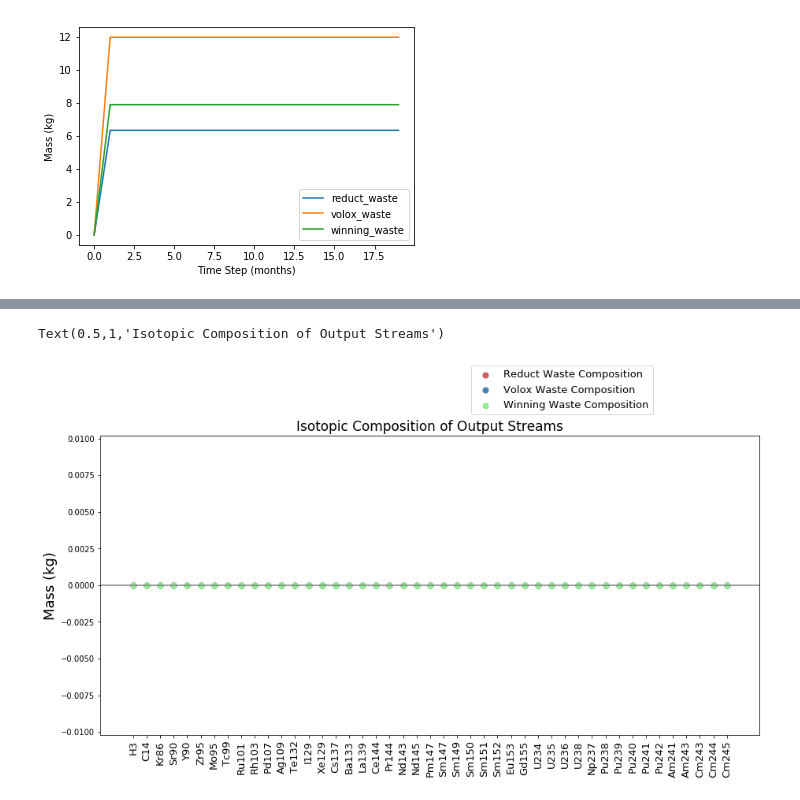
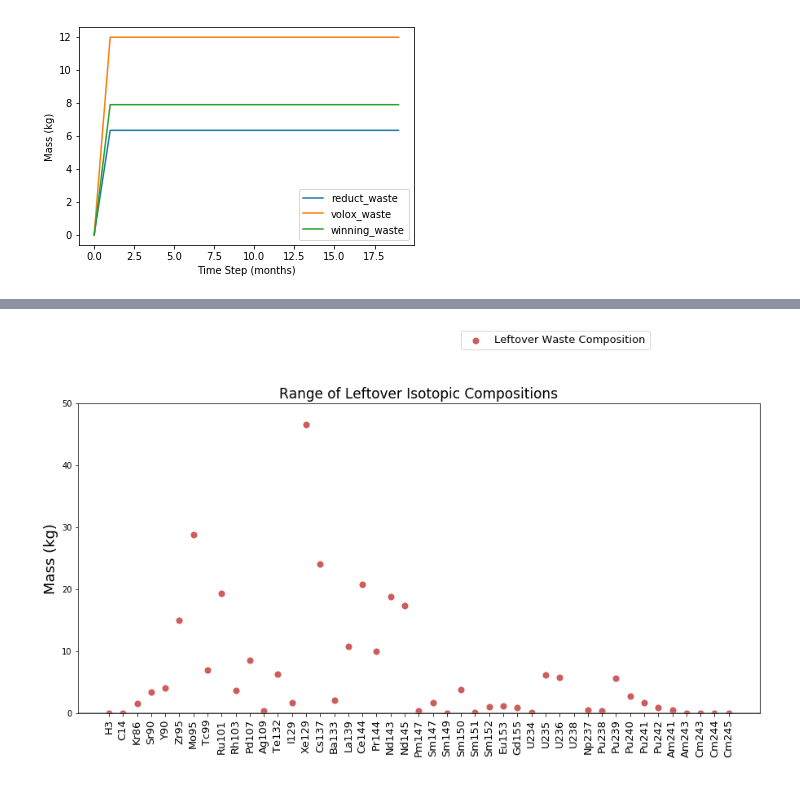
Before and after one commit to katyhuff/recycle, a Jupyter notebook: input/pyre-analysis.ipynb, the cells around one changed output, grey strips where cells are left out. Drawn from its saved outputs; the diff is of its cells as text; code cells hidden in the pictures.

```diff
--- a/input/pyre-analysis.ipynb
+++ b/input/pyre-analysis.ipynb
@@ -111,7 +111,7 @@ def stream_prod(cur):
 
     """
 
-    streamlist = ["refine_U_prod","refine_TRU_prod","leftover"]
+    streamlist = ["refine_U_prod","refine_TRU_prod"]
     prod_dict = {}
 
     init_yr, init_month, duration, timestep = an.get_timesteps(cur)
@@ -210,3 +194,15 @@ insert line break
+# %%
+dict_1 = {}
+dict_4 = {}
+dict_5 = {}
+for x in range(0,45):
+    num = nucnum[x]
+    dict_4 = isotope_total_cum(cursor_3,num,dict_1)
+
+dict_1 = {}
+for x in range(0,45):
+    num = nucnum[x]
+    dict_5 = isotope_total_cum(cursor_4,num,dict_1)
 # %%
 init_yr, init_month, duration, timestep = an.get_timesteps(cursor_1)
 key_list = list(dict_2.keys())
@@ -242,34 +238,46 @@ plt.savefig('avg-isotope-comp.png', bbox_inches="tight")
 # %%
 init_yr, init_month, duration, timestep = an.get_timesteps(cursor_1)
 key_list = list(dict_2.keys())
 y_pos = np.arange(len(key_list))
 w = 45
 h = 6
 stream_max = [[0 for x in range(w)] for y in range(h)]
 stream_min = [[0 for x in range(w)] for y in range(h)]
 stream_avg = [[0 for x in range(w)] for y in range(h)]
 
 for y in range(0, 6):
     n = 0
     for key in key_list:
         temp = list(dict_3[key])
         stream_max[y][n] = temp[y]
         n = n+1
 
+for y in range(0, 6):
+    n = 0
+    for key in key_list:
+        temp = list(dict_4[key])
+        stream_min[y][n] = temp[y]
+        n = n+1
+
+for x in range(0, 6):
+    for y in range(0,45):
+        stream_avg[x][y] = stream_min[x][y] - stream_max[x][y]
+
 #plt.scatter(range(1,46),stream_[0])
 
 fig, ax = plt.subplots(figsize=(15,7))
 plt.axhline(y=0,color='grey')
-ax.scatter(range(0,45),stream_avg[0],color = 'indianred', label='Reduct Waste Composition', marker = "o", s = 50)
-ax.scatter(range(0,45),stream_avg[3],color = 'steelblue', label='Volox Waste Composition', marker = "o", s = 50)
-ax.scatter(range(0,45),stream_avg[4],color = 'lightgreen', label='Winning Waste Composition', marker = "o", s = 50)
+ax.scatter(range(0,45),stream_avg[5],color = 'indianred', label='Leftover Waste Composition', marker = "o", s = 50)
+#ax.scatter(range(0,45),stream_avg[2],color = 'steelblue', label='Volox Waste Composition', marker = "o", s = 50)
+#ax.scatter(range(0,45),stream_avg[1],color = 'lightgreen', label='Winning Waste Composition', marker = "o", s = 50)
 box = ax.get_position()
 ax.set_position([box.x0,box.y0 + box.height,box.width,box.height*1])
 handles, labels = ax.get_legend_handles_labels()
 plt.xticks(y_pos,key_list,rotation=90,fontsize=13)
+ax.set_ylim(0,50)
 ax.legend(handles, labels, fontsize=13,loc='upper center',bbox_to_anchor=(0.7,1.25),fancybox=True)
 ax.set_ylabel('Mass (kg)', fontsize=18)
-ax.set_title('Isotopic Composition of Output Streams' , fontsize=17)
+ax.set_title('Range of Leftover Isotopic Compositions' , fontsize=17)
+plt.savefig('isotopic-comp-range.png', bbox_inches="tight")
 # %% [output]
-Text(0.5,1,'Isotopic Composition of Output Streams')
-[figure, old version]
+[figure, new version]
```
Also changed, not shown: parts of 4 cells of this notebook, 7 other files.
